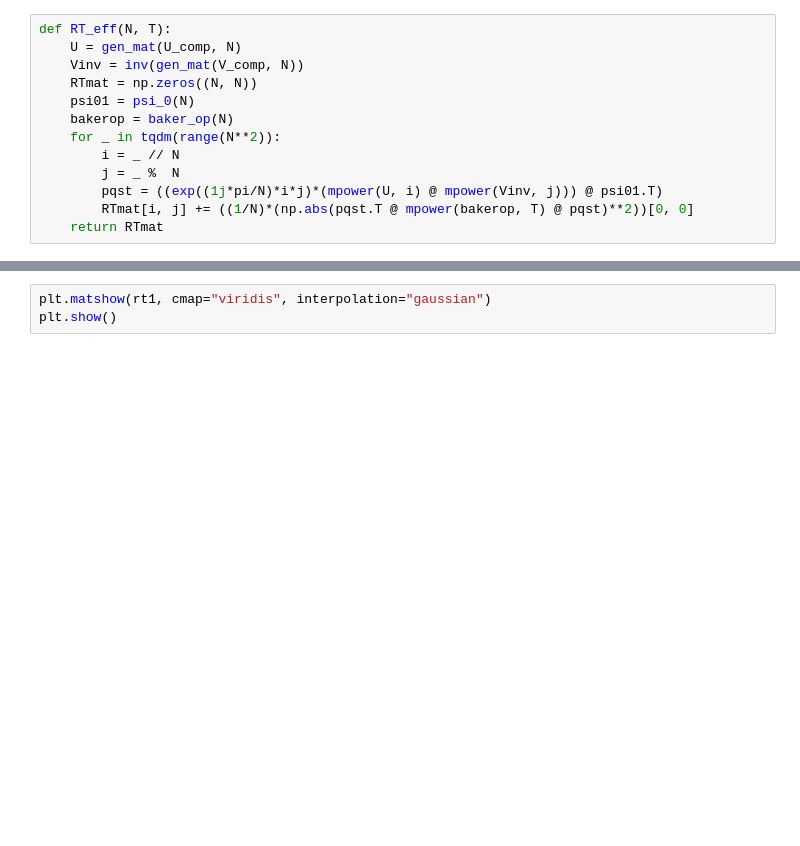
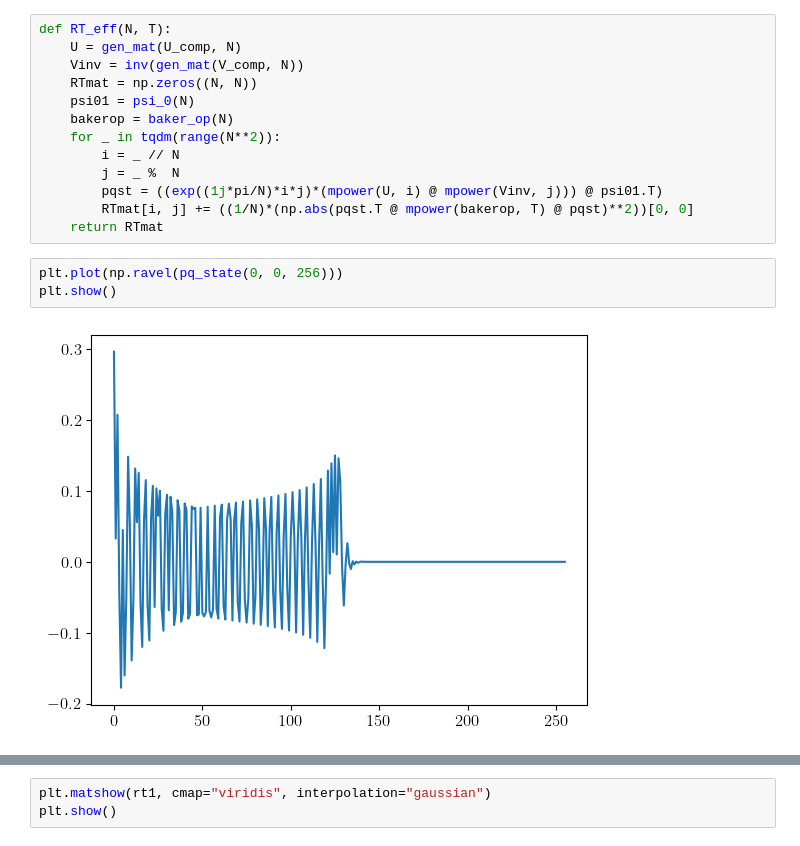
Before and after one commit to IBArbitrary/qbm, a Jupyter notebook: bakers-map.ipynb, the cells around one changed output, grey strips where cells are left out. Saved outputs shown, nothing was run; the diff lists cells and outputs as text; blank space fills up the shorter version.

```diff
--- a/bakers-map.ipynb
+++ b/bakers-map.ipynb
@@ -117,4 +121,9 @@ def RT_eff(N, T):
         pqst = ((exp((1j*pi/N)*i*j)*(mpower(U, i) @ mpower(Vinv, j))) @ psi01.T)
         RTmat[i, j] += ((1/N)*(np.abs(pqst.T @ mpower(bakerop, T) @ pqst)**2))[0, 0]
     return RTmat
+# %%
+plt.plot(np.ravel(pq_state(0, 0, 256)))
+plt.show()
+# %% [output]
+[figure, added]
 # %%
```
Also changed, not shown: parts of 3 cells of this notebook, 5 other files.
